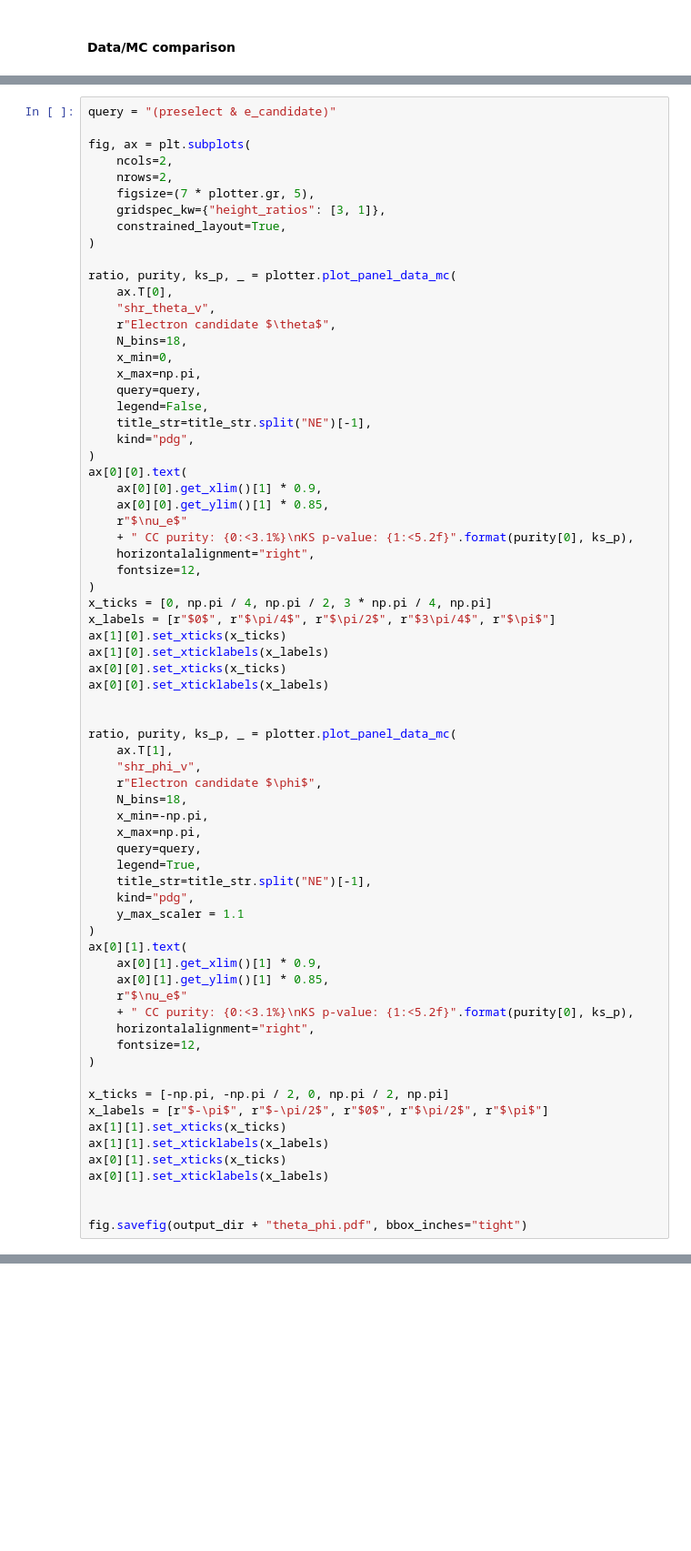
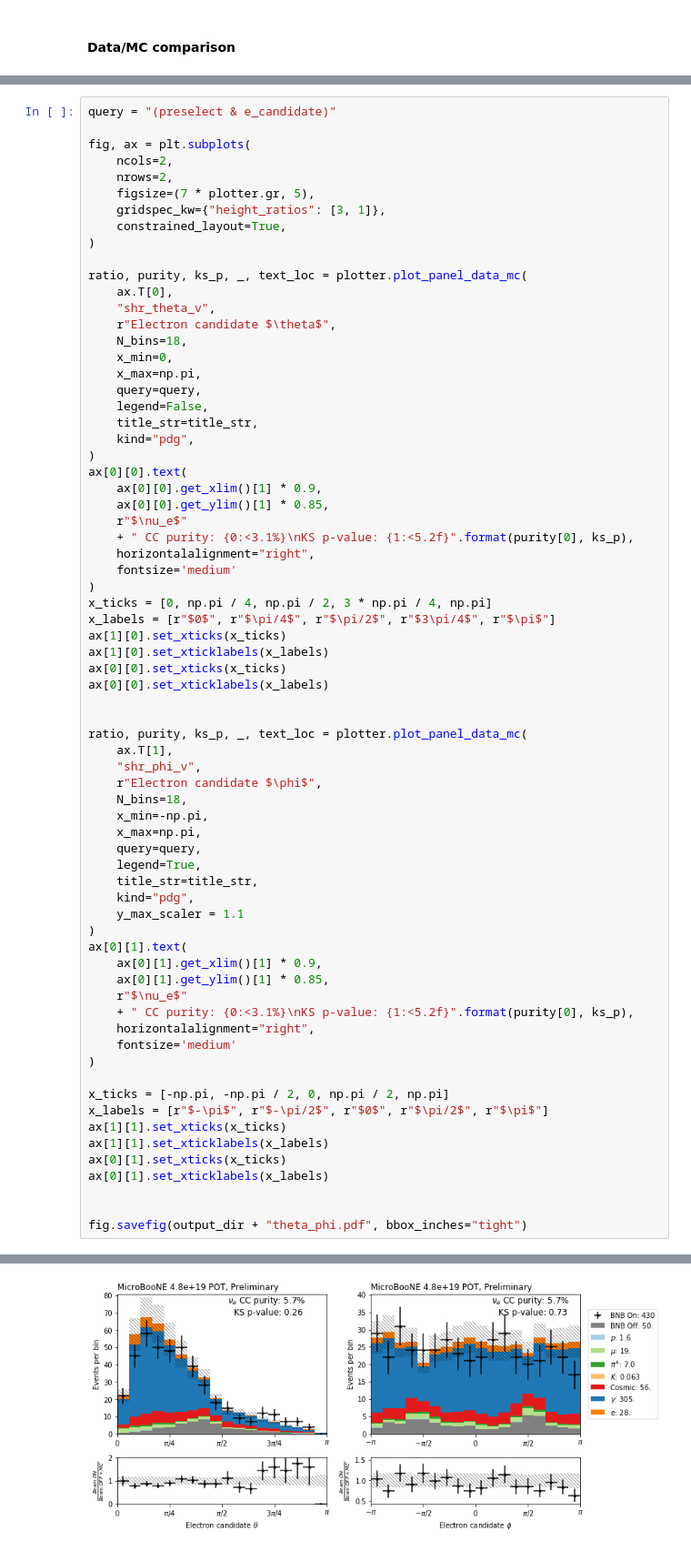
Before and after one commit to Wouter-VDP/nuecc_python, a Jupyter notebook: NuePlots_datamc.ipynb, the cells around one changed output, grey strips where cells are left out. Shown at 91% size. Saved outputs shown, nothing was run; the diff lists cells and outputs as text; blank space fills up the shorter version.

```diff
--- a/NuePlots_datamc.ipynb
+++ b/NuePlots_datamc.ipynb
@@ -304,7 +348,7 @@ fig, ax = plt.subplots(
     constrained_layout=True,
 )
 
-ratio, purity, ks_p, _ = plotter.plot_panel_data_mc(
+ratio, purity, ks_p, _, text_loc = plotter.plot_panel_data_mc(
     ax.T[0],
     "shr_theta_v",
     r"Electron candidate $\theta$",
@@ -313,7 +357,7 @@ ratio, purity, ks_p, _ = plotter.plot_panel_data_mc(
     x_max=np.pi,
     query=query,
     legend=False,
-    title_str=title_str.split("NE")[-1],
+    title_str=title_str,
     kind="pdg",
 )
 ax[0][0].text(
@@ -322,7 +366,7 @@ ax[0][0].text(
     r"$\nu_e$"
     + " CC purity: {0:<3.1%}\nKS p-value: {1:<5.2f}".format(purity[0], ks_p),
     horizontalalignment="right",
-    fontsize=12,
+    fontsize='medium'
 )
 x_ticks = [0, np.pi / 4, np.pi / 2, 3 * np.pi / 4, np.pi]
 x_labels = [r"$0$", r"$\pi/4$", r"$\pi/2$", r"$3\pi/4$", r"$\pi$"]
@@ -332,7 +376,7 @@ ax[0][0].set_xticks(x_ticks)
 ax[0][0].set_xticklabels(x_labels)
 
 
-ratio, purity, ks_p, _ = plotter.plot_panel_data_mc(
+ratio, purity, ks_p, _, text_loc = plotter.plot_panel_data_mc(
     ax.T[1],
     "shr_phi_v",
     r"Electron candidate $\phi$",
@@ -341,7 +385,7 @@ ratio, purity, ks_p, _ = plotter.plot_panel_data_mc(
     x_max=np.pi,
     query=query,
     legend=True,
-    title_str=title_str.split("NE")[-1],
+    title_str=title_str,
     kind="pdg",
     y_max_scaler = 1.1
 )
@@ -351,7 +395,7 @@ ax[0][1].text(
     r"$\nu_e$"
     + " CC purity: {0:<3.1%}\nKS p-value: {1:<5.2f}".format(purity[0], ks_p),
     horizontalalignment="right",
-    fontsize=12,
+    fontsize='medium'
 )
 
 x_ticks = [-np.pi, -np.pi / 2, 0, np.pi / 2, np.pi]
@@ -363,3 +407,4 @@ ax[0][1].set_xticklabels(x_labels)
 
 
 fig.savefig(output_dir + "theta_phi.pdf", bbox_inches="tight")
+# %% [output]
@@ -366,3 +428,4 @@ fig.savefig(output_dir + "theta_phi.pdf", bbox_inches="tight")
+[figure, added]
 # %% [markdown]
 ## Shower fields
 1. feature shr_dist_v (0.406786)
```
Also changed, not shown: parts of 22 cells of this notebook, 19 other files.
